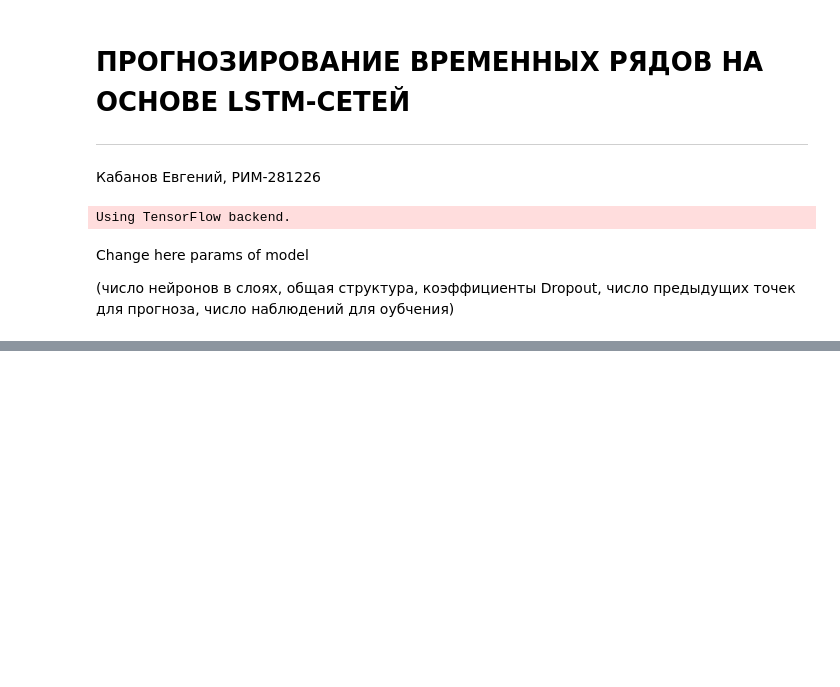
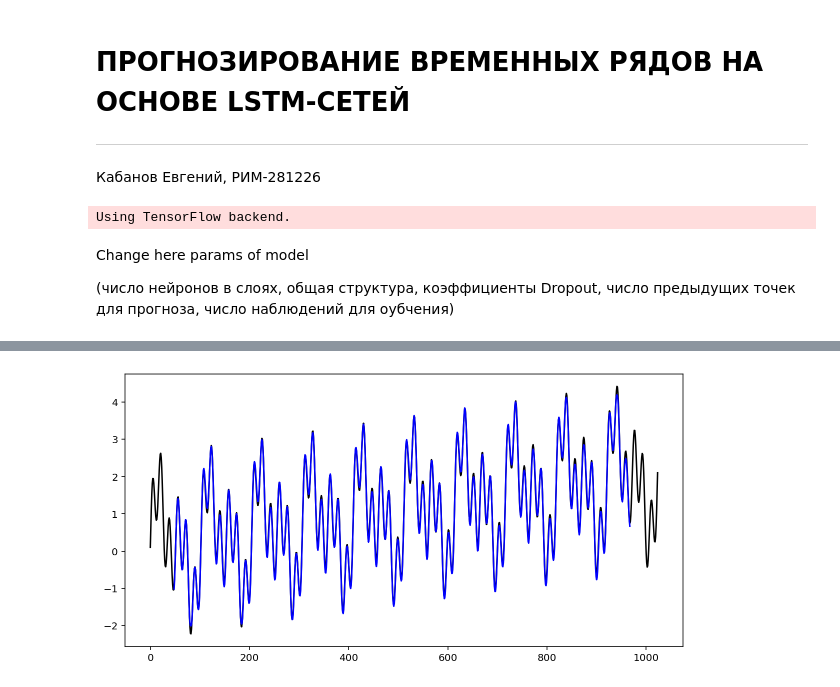
Before and after one commit to ghspbravo/TSA-ep2, a Jupyter notebook: LR3.ipynb, the cells around one changed output, grey strips where cells are left out. Cells and saved outputs as stored; diff of their text form; code cells hidden in the pictures; blank space fills up the shorter version.

```diff
--- a/LR3.ipynb
+++ b/LR3.ipynb
@@ -110,2 +143,12 @@ Epoch 97/97
 <keras.callbacks.callbacks.History at 0x...>
+# %%
+# VARIK
+trainPredict = model.predict(xx)
+# trainPredict = scaler.inverse_transform(trainPredict)
+plt.figure(figsize = (10, 5))
+plt.plot(F, 'k')
+plt.plot(np.r_[PAST_POINTS:TRAINING_SIZE],trainPredict, 'b')
+plt.show()
+# %% [output]
+[figure, added]
 # %%
```
Also changed, not shown: parts of 9 cells of this notebook.
